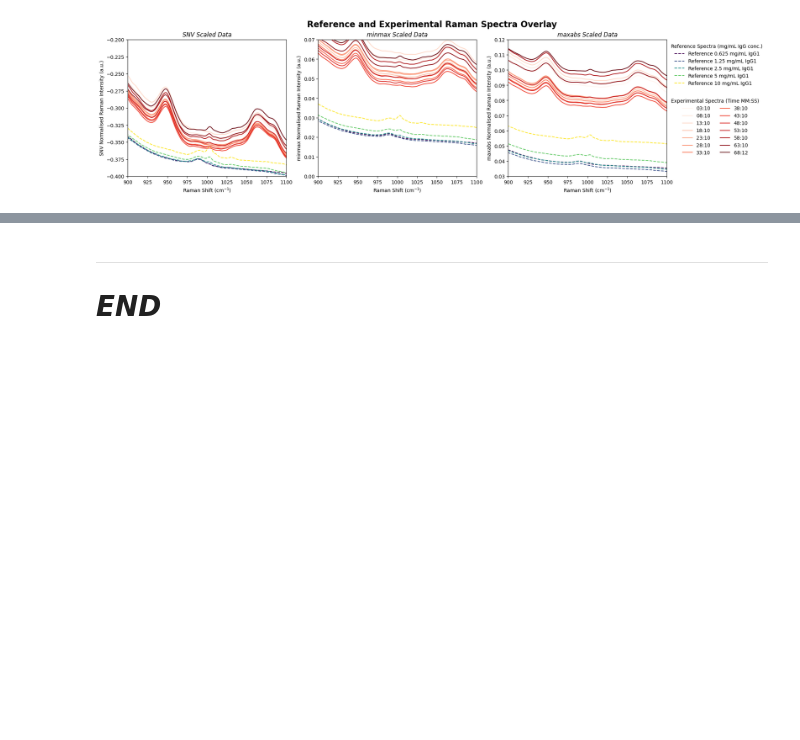
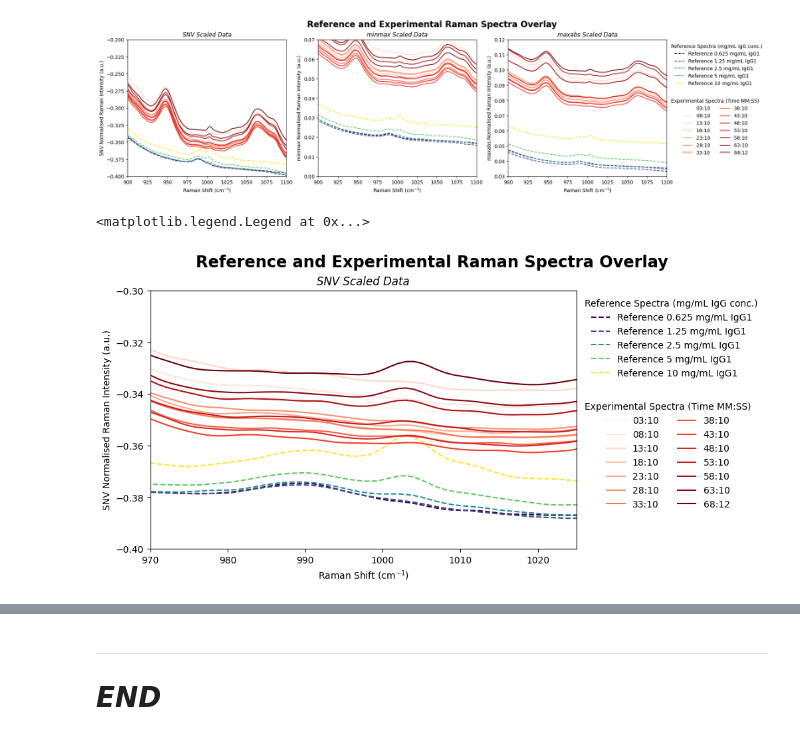
Before and after one commit to a-o-connor/PFDA-project, a Jupyter notebook: big_project_practice.ipynb, the cells around one changed output, grey strips where cells are left out. Saved outputs shown, nothing was run; the diff lists cells and outputs as text; code cells hidden in the pictures; blank space fills up the shorter version.

```diff
--- a/big_project_practice.ipynb
+++ b/big_project_practice.ipynb
@@ -430,3 +430,57 @@ ax[2].legend(handles[0:len(reference_raman_spectra.columns)],
 # %% [output]
 <matplotlib.legend.Legend at 0x...>
 [figure]
+# %%
+# Set up the color maps and the axes as previously:
+wavenumbers = np.sort(np.array(experimental_raman_spectra.index, dtype=int)) #x-axis values
+red_colors = cm.Reds(np.linspace(0, 1, len(experimental_raman_spectra.columns))) #red colour maps for time data
+purple_colors = cm.viridis(np.linspace(0, 1, len(reference_raman_spectra.columns))) #purply green colour map for reference concentration data
+
+###########PLOT THE DATA:#############
+fig,ax=plt.subplots(figsize=(10, 5), layout = "constrained")
+
+#Plot the reference spectra:
+for j, column in enumerate(SNV_scaled_reference_spectra_df): #Gives each Column an index id to call for the list of colours I want to use
+    ax.plot(
+        SNV_scaled_reference_spectra_df.index,
+        SNV_scaled_reference_spectra_df[column],
+        linestyle="--",
+        color=purple_colors[j],
+        label=f"Reference {column}")
+#Plot the experimental data:
+for j, column in enumerate(SNV_scaled_experimental_spectra_df):
+    ax.plot(
+        SNV_scaled_experimental_spectra_df.index,
+        SNV_scaled_experimental_spectra_df[column],
+        linestyle="-",
+        color=red_colors[j],
+        label=f"Experimental {sampling_time_formatted[j]}")
+ax.set_xlim(970,1025)
+ax.set_ylim(-0.4, -0.3)
+ax.set_xlabel(r'Raman Shift (cm$^{-1})$')
+ax.set_ylabel(f"SNV Normalised Raman Intensity (a.u.)")
+ax.set_title(f"SNV Scaled Data",fontdict = {'fontsize': 'large','fontstyle' : "italic",})
+fig.suptitle(f"Reference and Experimental Raman Spectra Overlay",
+             fontweight="bold",
+             fontsize="xx-large"
+             )
+#Generate the legends:
+handles, labels = ax.get_legend_handles_labels()
+exp_data_legend=ax.legend(handles=handles[len(reference_raman_spectra.columns):],
+                          labels=sampling_time_formatted,
+                          title="Experimental Spectra (Time MM:SS)",
+                          loc="upper left",
+                          bbox_to_anchor=(1, 0.6),
+                          ncols=2,
+                          frameon=False)
+ax.add_artist(exp_data_legend)
+ax.legend(handles[0:len(reference_raman_spectra.columns)],
+          labels[0:len(reference_raman_spectra.columns)],
+          title="Reference Spectra (mg/mL IgG conc.)",
+          loc="upper left",
+          bbox_to_anchor=(1, 1),
+          frameon=False
+          )
+# %% [output]
+<matplotlib.legend.Legend at 0x...>
+[figure, added]
```
Also changed, not shown: parts of 2 cells of this notebook, 1 other file.
